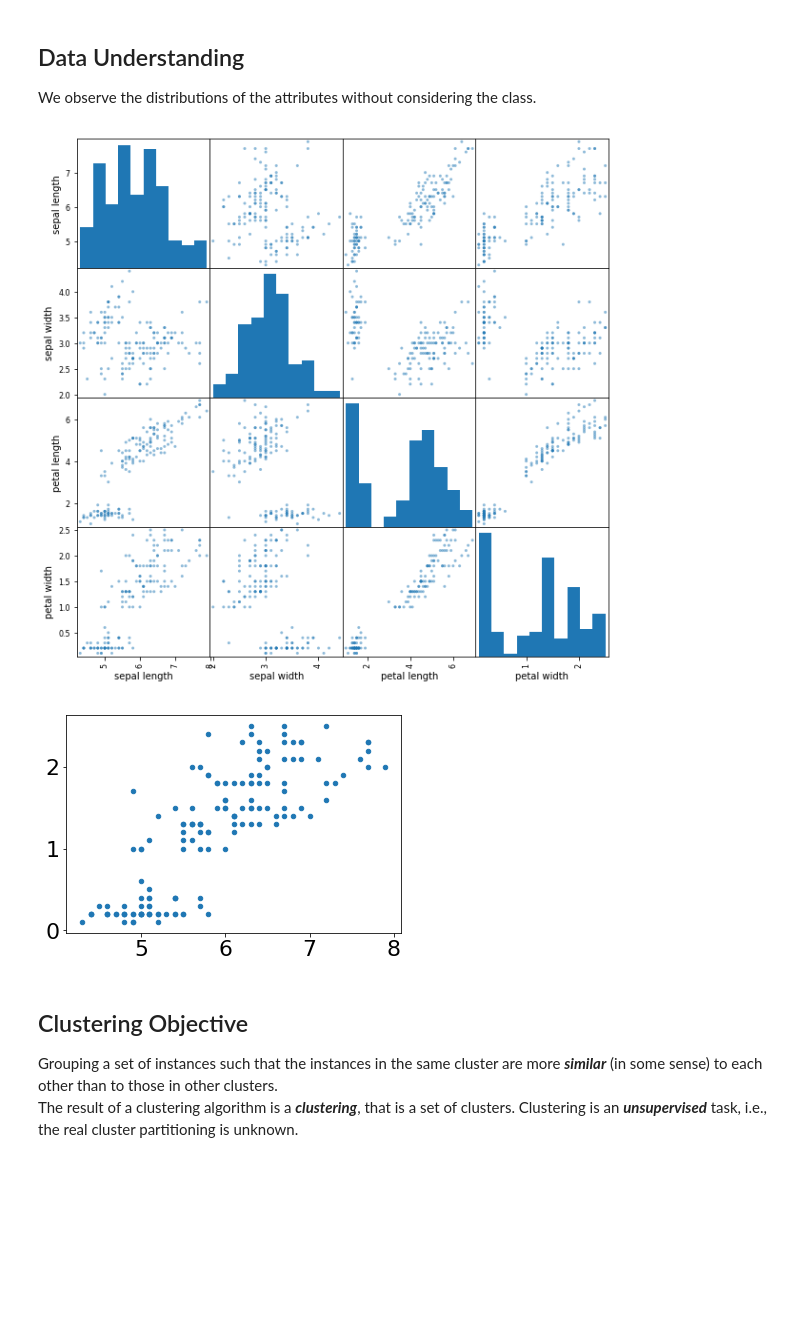
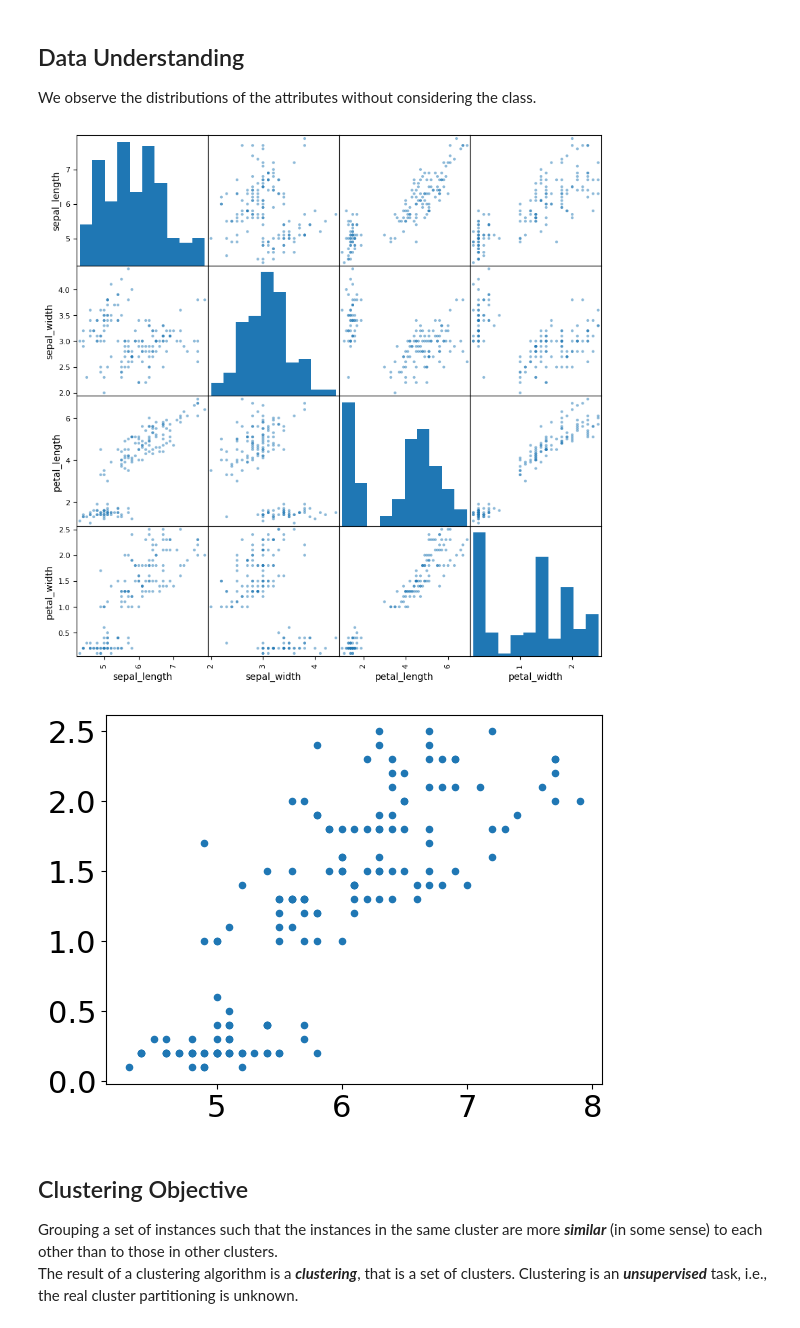
Before and after one commit to GiulioRossetti/SoBigData_courses, a Jupyter notebook: Intro_to_data_analysis_with_python/4. Clustering.ipynb, the cells around one changed output. Cells and saved outputs as stored; diff of their text form; code cells hidden in the pictures; blank space fills up the shorter version.

```diff
--- a/Intro_to_data_analysis_with_python/4. Clustering.ipynb
+++ b/Intro_to_data_analysis_with_python/4. Clustering.ipynb
@@ -24,6 +24,6 @@ import matplotlib.pyplot as plt
 [Link](https://archive.ics.uci.edu/ml/datasets/iris) to the dataset on the UCI Machine Learning Repository.
 As first step we load the whole Titanic Dataset and make confidence with its features.
 # %%
-df = pd.read_csv("../dataset/iris.csv", skipinitialspace=True, sep=',')
+df = pd.read_csv("data/iris.csv", skipinitialspace=True, sep=',')
 df.head()
 # %% [output]
@@ -79,13 +81,13 @@ from pandas.plotting import scatter_matrix
 scatter_matrix(df, figsize=(10, 10))
 plt.show()
 # %% [output]
-[figure, old version]
+[figure, new version]
 # %%
-plt.scatter(df['sepal length'], df['petal width'], s=20)
+plt.scatter(df['sepal_length'], df['petal_width'], s=20)
 plt.tick_params(axis='both', which='major', labelsize=22)
 plt.show()
 # %% [output]
-[figure, old version]
+[figure, new version]
 # %% [markdown]
 ## Clustering Objective
 Grouping a set of instances such that the instances in the same cluster are more ***similar*** (in some sense) to each other than to those in other clusters.
```
Also changed, not shown: parts of 19 cells of this notebook, 1 other file.
